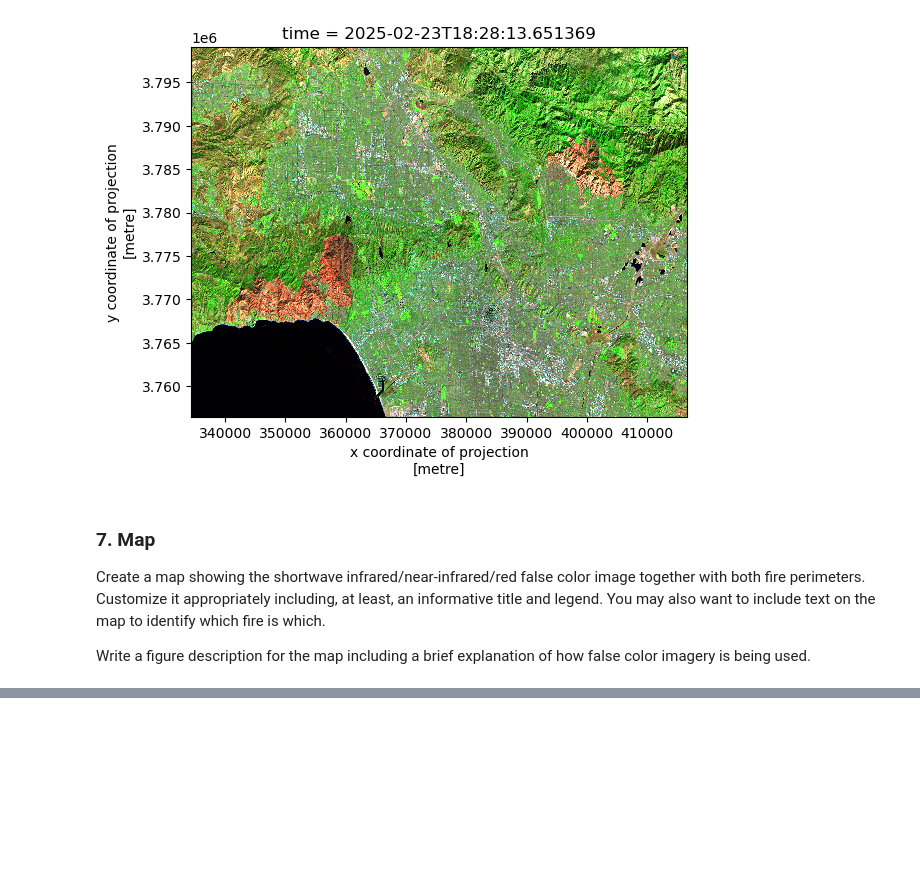
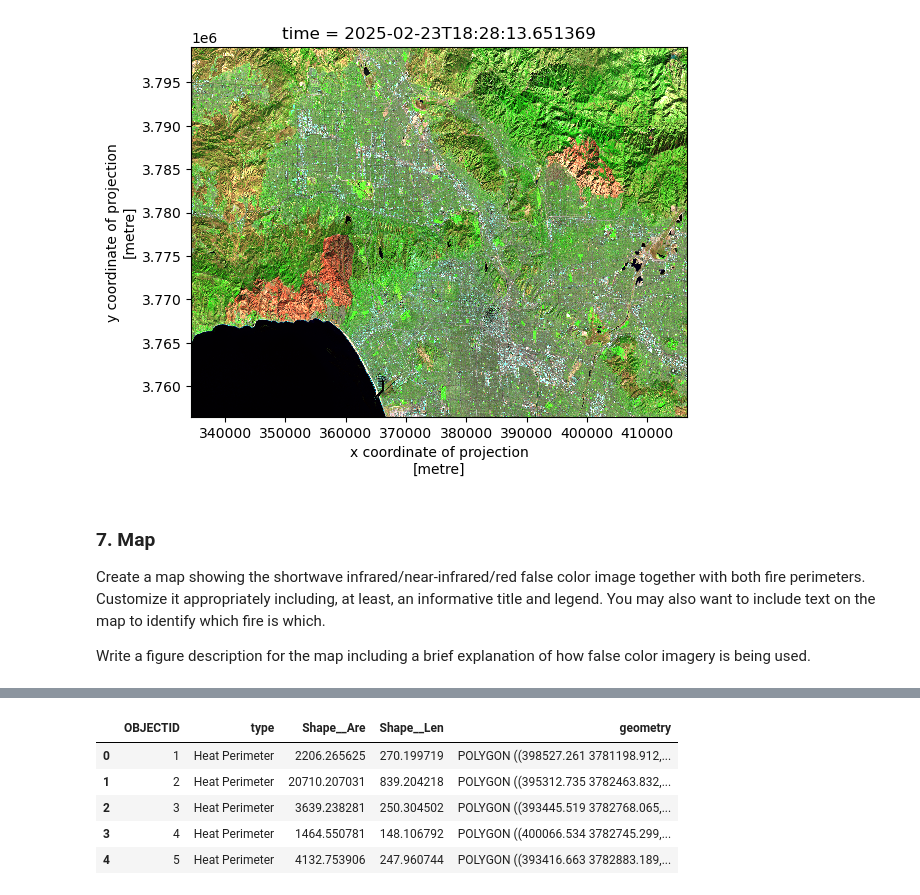
Before and after one commit to sofiasarak/eds220-hwk4, a Jupyter notebook: hwk4-task2-false-color-SARAK.ipynb, the cells around one changed output, grey strips where cells are left out. Saved outputs shown, nothing was run; the diff lists cells and outputs as text; code cells hidden in the pictures; blank space fills up the shorter version.

```diff
--- a/hwk4-task2-false-color-SARAK.ipynb
+++ b/hwk4-task2-false-color-SARAK.ipynb
@@ -220,0 +253,9 @@ palisades_perimeter.boundary.plot(ax = ax,
+# %%
+eaton_perimeter.head()
+# %% [output]
+|  | OBJECTID | type | Shape__Are | Shape__Len | geometry |
+| 0 | 1 | Heat Perimeter | 2206.265625 | 270.199719 | POLYGON ((398527.261 3781198.912,... |
+| 1 | 2 | Heat Perimeter | 20710.207031 | 839.204218 | POLYGON ((395312.735 3782463.832,... |
+| 2 | 3 | Heat Perimeter | 3639.238281 | 250.304502 | POLYGON ((393445.519 3782768.065,... |
+| 3 | 4 | Heat Perimeter | 1464.550781 | 148.106792 | POLYGON ((400066.534 3782745.299,... |
+| 4 | 5 | Heat Perimeter | 4132.753906 | 247.960744 | POLYGON ((393416.663 3782883.189,... |
```
Also changed, not shown: parts of 9 cells of this notebook.
